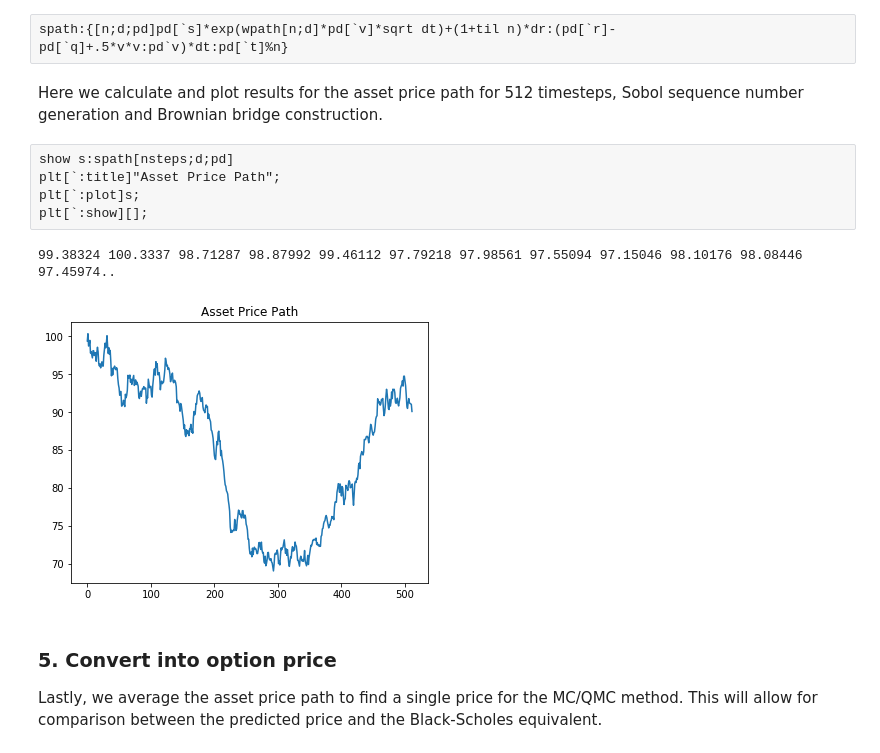
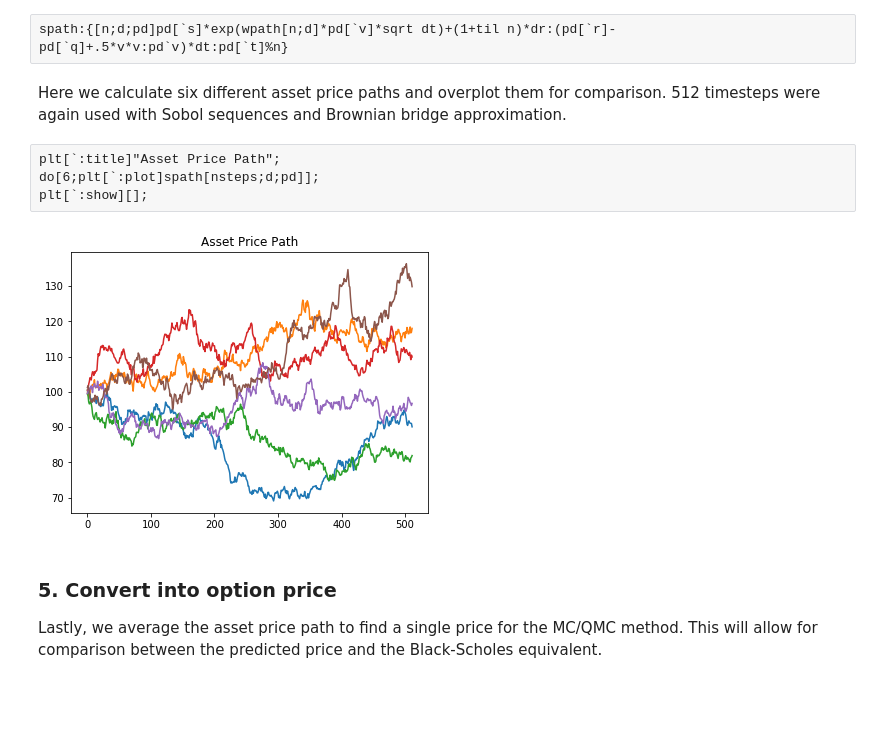
Before and after one commit to dmorgankx/optionpricing, a Jupyter notebook: notebooks/OptionPricing.ipynb, the cells around one changed output. Cells and saved outputs as stored; diff of their text form; blank space fills up the shorter version.

```diff
--- a/notebooks/OptionPricing.ipynb
+++ b/notebooks/OptionPricing.ipynb
@@ -288,15 +282,13 @@ At this point it is possible to convert the Wiener path to an asset price path u
 # %%
 spath:{[n;d;pd]pd[`s]*exp(wpath[n;d]*pd[`v]*sqrt dt)+(1+til n)*dr:(pd[`r]-pd[`q]+.5*v*v:pd`v)*dt:pd[`t]%n}
 # %% [markdown]
-Here we calculate and plot results for the asset price path for 512 timesteps, Sobol sequence number generation and Brownian bridge construction.
+Here we calculate six different asset price paths and overplot them for comparison. 512 timesteps were again used with Sobol sequences and Brownian bridge approximation.
-# %%
-show s:spath[nsteps;d;pd]
-plt[`:title]"Asset Price Path";
-plt[`:plot]s;
-plt[`:show][];
-# %% [output]
-99.38324 100.3337 98.71287 98.87992 99.46112 97.79218 97.98561 97.55094 97.15046 98.10176 98.08446 97.45974..
-[figure, removed]
+# %%
+plt[`:title]"Asset Price Path";
+do[6;plt[`:plot]spath[nsteps;d;pd]];
+plt[`:show][];
+# %% [output]
+[figure, added]
 # %% [markdown]
 ### 5. Convert into option price
 
```
Also changed, not shown: parts of 12 cells of this notebook.
